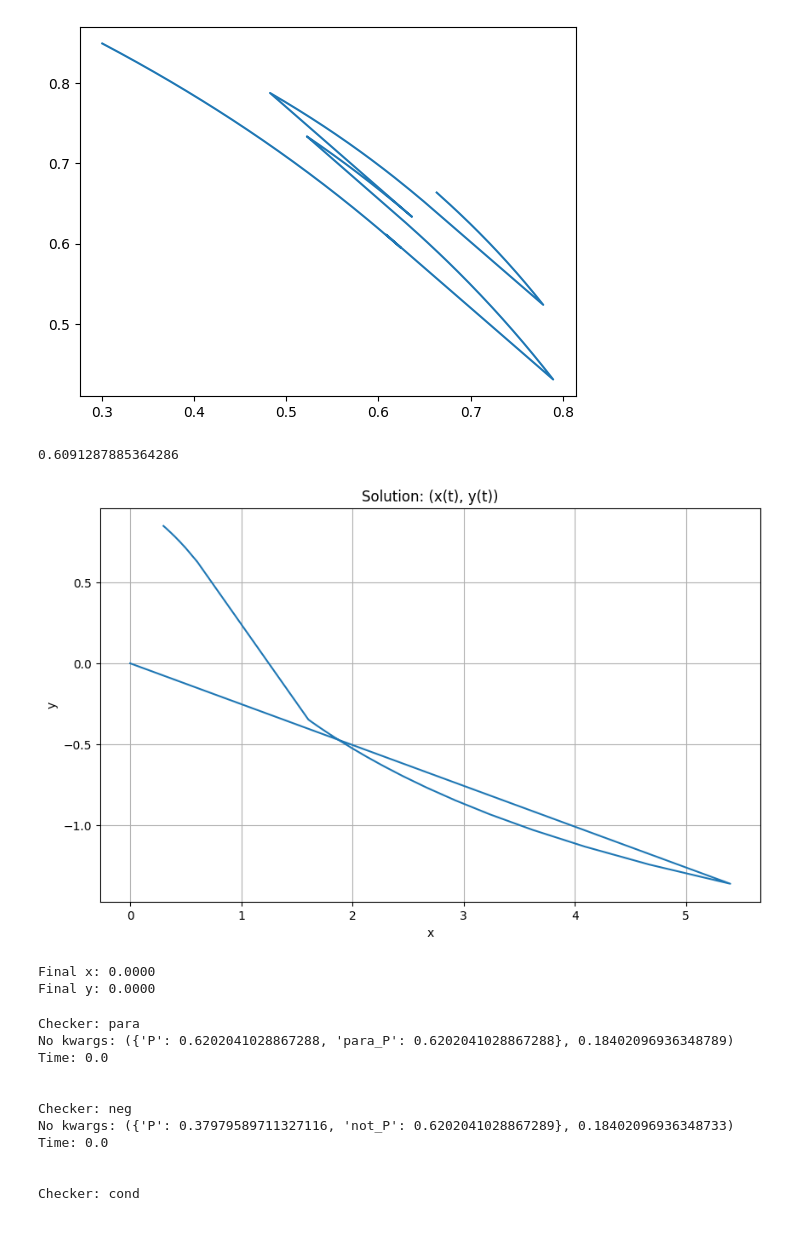
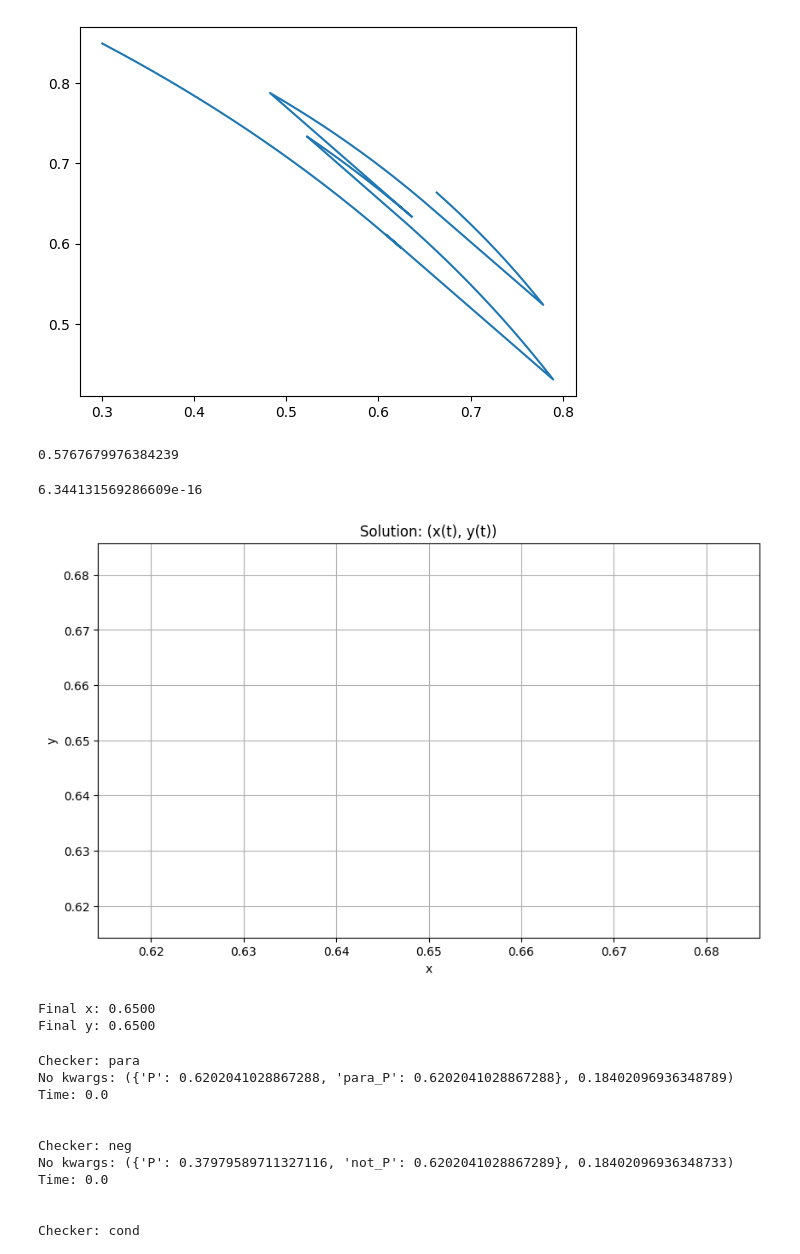
Before and after one commit to dpaleka/consistency-forecasting, a Jupyter notebook: src/playground.ipynb, the cells around one changed output. Cells and saved outputs as stored; diff of their text form; code cells hidden in the pictures; blank space fills up the shorter version.

```diff
--- a/src/playground.ipynb
+++ b/src/playground.ipynb
@@ -42,12 +42,12 @@ print(determ(p1, p2))
 # %%
 from numpy import sqrt
 
-p1=0.3
-p2=0.85
+p1=0.5
+p2=0.65
 
 sqrt(p1*p2)/(sqrt(p1*p2) + sqrt((1-p1)*(1-p2)))
 # %% [output]
-0.6091287885364286
+0.5767679976384239
 # %%
 import numpy as np
 import matplotlib.pyplot as plt
@@ -56,59 +56,50 @@ def Dmat(x, y):
     return np.array([[1/x, 1/y], [-1/(1-x), -1/(1-y)]])
 
 def determinant(x,y):
     return np.linalg.det(Dmat(x,y))
 
-def solve_system(x, y, n = 1):
+def solve_system(x, y):
     # Solve the linear system:
     # a/x + b/y = 1
     # a/(1-x) + b/(1-y) = 1
     A = Dmat(x,y)
-    B = np.array([n,n])
+    B = np.array([1,1])
     return np.linalg.solve(A, B)
 
-def euler_method(x0, y0, t_span, num_steps):
-    t = np.linspace(t_span[0], t_span[1], num_steps)
-    dt = t[1] - t[0]
-
-    x = np.zeros(num_steps)
-    y = np.zeros(num_steps)
-
-    x[0] = x0
-    y[0] = y0
+def euler_method(x0, y0, dt, num_steps):
+    x = np.array([x0])
+    y = np.array([y0])
 
     for i in range(1, num_steps):
-        dx_dt, dy_dt = solve_system(x[i-1], y[i-1], n = i)
-        x[i] = x[i-1] + dx_dt * dt
-        y[i] = y[i-1] + dy_dt * dt
-        if abs(determinant(x[i], y[i])) < 0.1:
+        dx_dt, dy_dt = solve_system(x[i-1], y[i-1])
+        d = determinant(x[i-1], y[i-1])
+        print(d)
+        if abs(d) < 0.01:
             break
-
-    return t, x, y
-
-# Set initial conditions and parameters
-x0, y0 = 0.3, 0.85
-t_span = (0, 10)
-num_steps = 1000
+        x = np.append(x, x[i-1] + dx_dt * dt * abs(d)/20)
+        y = np.append(y, y[i-1] + dy_dt * dt * abs(d)/20)
+    return x, y
 
 # Solve the system
-t, x, y = euler_method(x0, y0, t_span, num_steps)
+x, y = euler_method(0.5, 0.65, 0.001, 1000)
 
 # Plot the results
 plt.figure(figsize=(10, 6))
 plt.plot(x, y)
 plt.title("Solution: (x(t), y(t))")
 plt.xlabel("x")
 plt.ylabel("y")
 plt.grid(True)
 plt.show()
 
 # Print final values
 print(f"Final x: {x[-1]:.4f}")
 print(f"Final y: {y[-1]:.4f}")
 # %% [output]
+6.344131569286609e-16
-[figure, old version]
+[figure, new version]
-Final x: 0.0000
-Final y: 0.0000
+Final x: 0.6500
+Final y: 0.6500
 # %%
 # %%
 
```
